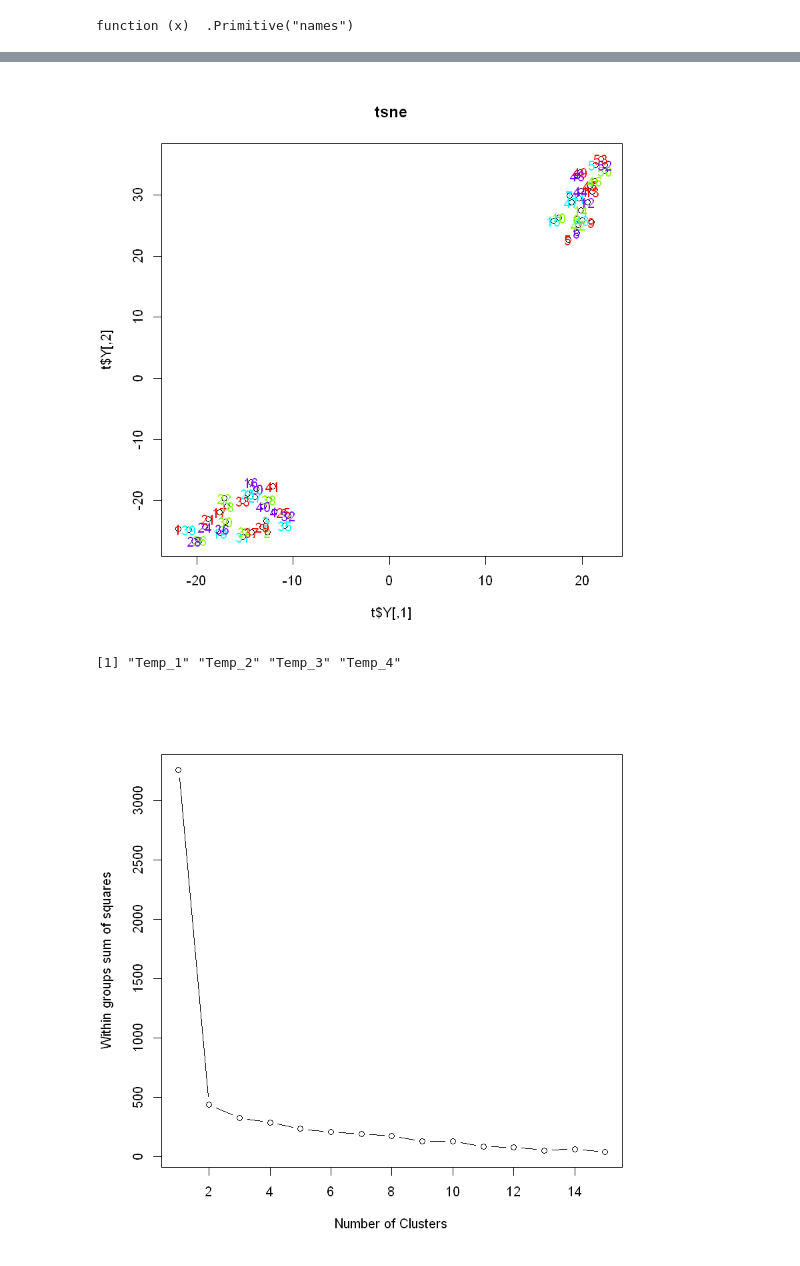
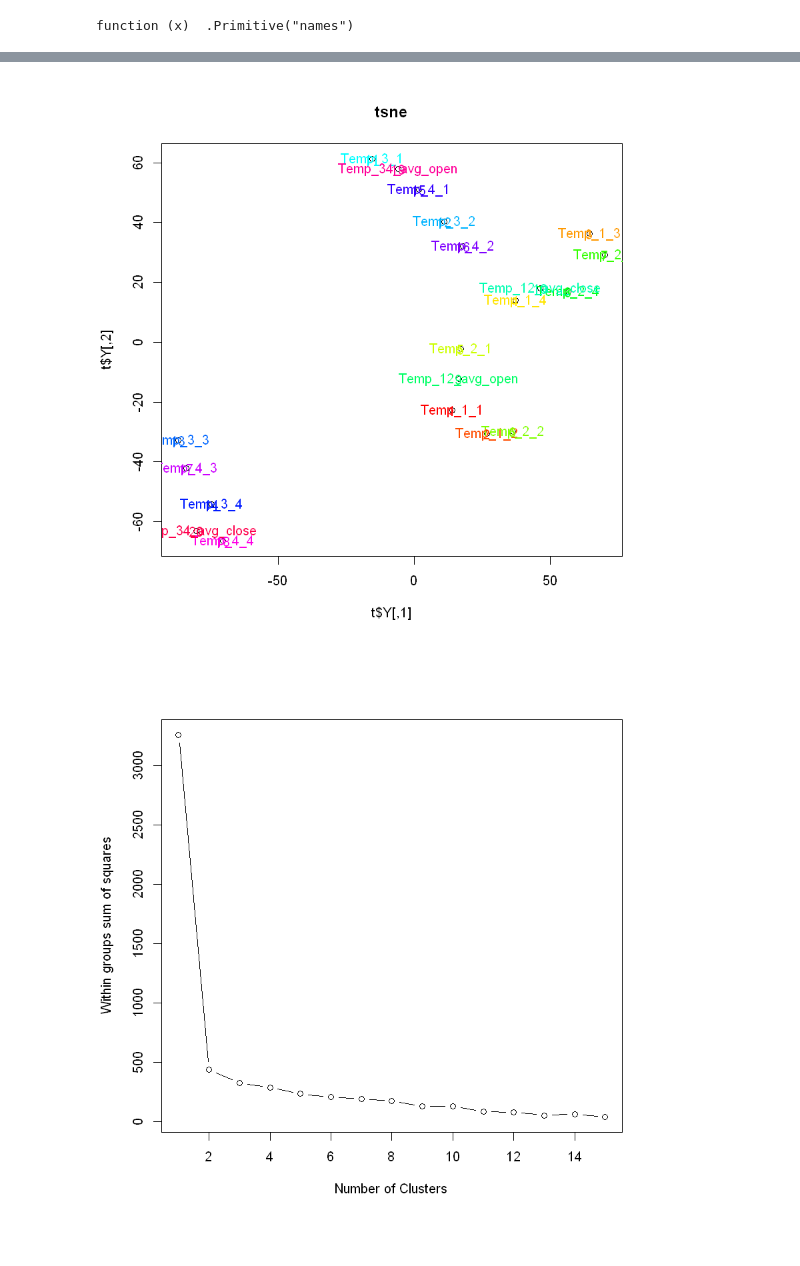
Before and after one commit to shreshthasarkar/Room_Temp, a Jupyter notebook: Clustering_R.ipynb, the cells around one changed output, grey strips where cells are left out. Cells and saved outputs as stored; diff of their text form; code cells hidden in the pictures.

```diff
--- a/Clustering_R.ipynb
+++ b/Clustering_R.ipynb
@@ -22,5 +37,11 @@ A data.frame: 6 × 21
+# %%
+data=data[12:nrow(data),]
 # %%
 # data=data[,2:5]
 # %%
 data=data[,2:21]
+data=data[11:nrow(data),]
+data=data[11:nrow(data),]
 data_t=t(data)
+# %%
+data_t=data_t[,3:ncol(data_t)]
@@ -62,0 +90,2 @@ Labels<-c('Temp_1', 'Temp_2', 'Temp_3', 'Temp_4')
+# %%
+Labels<-c('Temp_1_1', 'Temp_1_2', 'Temp_1_3', 'Temp_1_4' ,'Temp_2_1', 'Temp_2_2', 'Temp_2_3', 'Temp_2_4', 'Temp_12_avg_open' ,'Temp_12_avg_close' ,'Temp_3_1' ,'Temp_3_2' ,'Temp_3_3', 'Temp_3_4', 'Temp_4_1' ,'Temp_4_2', 'Temp_4_3' ,'Temp_4_4' ,'Temp_34_avg_open' ,'Temp_34_avg_close')
@@ -83,13 +128,9 @@ color
 # %%
 plot(t$Y,main="tsne")
-# text(t$Y, labels = Labels, col = color[Labels])
+text(t$Y, labels = Labels, col = color[Labels])
 text(t$Y, col = color[Labels])
 # %% [output]
-[figure, old version]
+[figure, new version]
-# %%
-colnames(data)
-# %% [output]
-[1] "Temp_1" "Temp_2" "Temp_3" "Temp_4"
 # %%
 
 wss <- (nrow(data)-1)*sum(apply(data,2,var))
```
Also changed, not shown: parts of 13 cells of this notebook.
